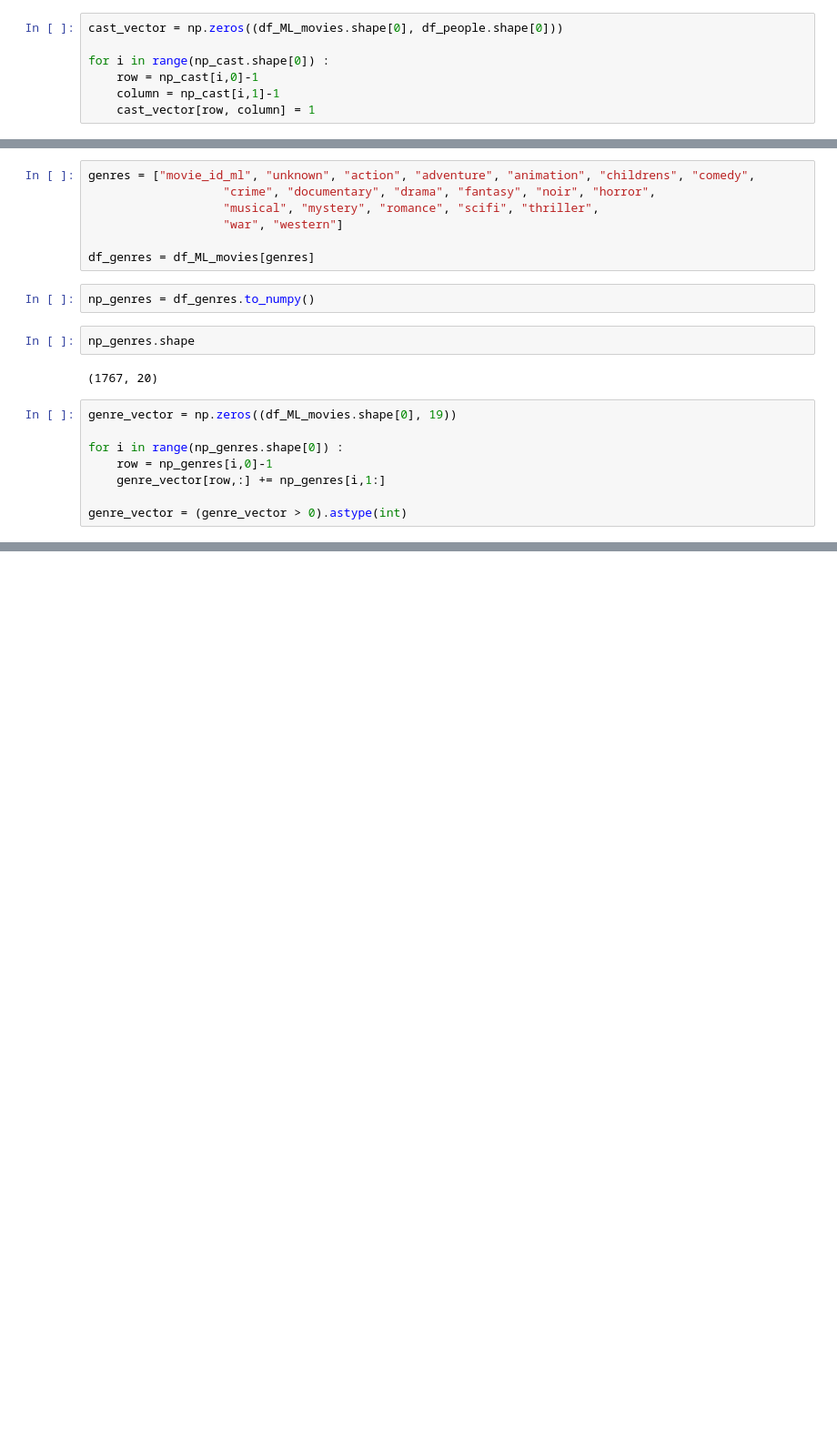
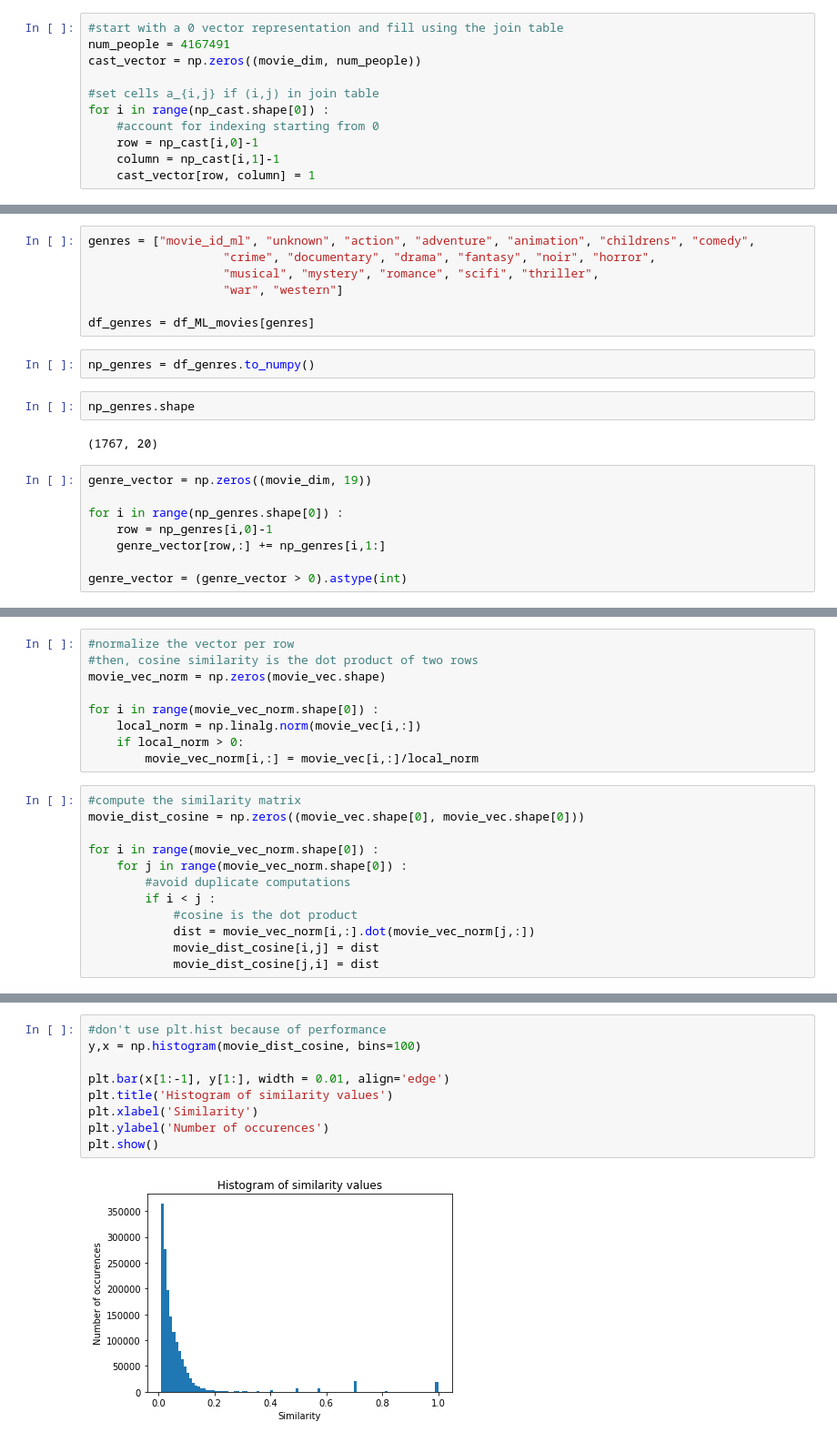
Before and after one commit to Movinder/movielens-imdb-exploration, a Jupyter notebook: Doc2Vector.ipynb, the cells around one changed output, grey strips where cells are left out. Shown at 91% size. Cells and saved outputs as stored; diff of their text form; blank space fills up the shorter version.

Commit message:
Add updated doc2vector

```diff
--- a/Doc2Vector.ipynb
+++ b/Doc2Vector.ipynb
@@ -277,9 +255,13 @@ df_cast_ml.head()
 # %%
 np_cast = df_cast_ml.to_numpy()
 # %%
-cast_vector = np.zeros((df_ML_movies.shape[0], df_people.shape[0]))
+#start with a 0 vector representation and fill using the join table
+num_people = 4167491
+cast_vector = np.zeros((movie_dim, num_people))
 
+#set cells a_{i,j} if (i,j) in join table
 for i in range(np_cast.shape[0]) :
+    #account for indexing starting from 0
     row = np_cast[i,0]-1
     column = np_cast[i,1]-1
     cast_vector[row, column] = 1
@@ -320,7 +309,7 @@ np_genres.shape
 # %% [output]
 (1767, 20)
 # %%
-genre_vector = np.zeros((df_ML_movies.shape[0], 19))
+genre_vector = np.zeros((movie_dim, 19))
 
 for i in range(np_genres.shape[0]) :
     row = np_genres[i,0]-1
@@ -338,0 +332,21 @@ movie_vec.shape
+# %%
+#normalize the vector per row
+#then, cosine similarity is the dot product of two rows
+movie_vec_norm = np.zeros(movie_vec.shape)
+
+for i in range(movie_vec_norm.shape[0]) :
+    local_norm = np.linalg.norm(movie_vec[i,:])
+    if local_norm > 0:
+        movie_vec_norm[i,:] = movie_vec[i,:]/local_norm
+# %%
+#compute the similarity matrix
+movie_dist_cosine = np.zeros((movie_vec.shape[0], movie_vec.shape[0]))
+
+for i in range(movie_vec_norm.shape[0]) :
+    for j in range(movie_vec_norm.shape[0]) :
+        #avoid duplicate computations
+        if i < j :
+            #cosine is the dot product
+            dist = movie_vec_norm[i,:].dot(movie_vec_norm[j,:])
+            movie_dist_cosine[i,j] = dist
+            movie_dist_cosine[j,i] = dist
@@ -338,0 +365,11 @@ movie_vec.shape
+# %%
+#don't use plt.hist because of performance
+y,x = np.histogram(movie_dist_cosine, bins=100)
+
+plt.bar(x[1:-1], y[1:], width = 0.01, align='edge')
+plt.title('Histogram of similarity values')
+plt.xlabel('Similarity')
+plt.ylabel('Number of occurences')
+plt.show()
+# %% [output]
+[figure, added]
```
Also changed, not shown: parts of 68 cells of this notebook.
